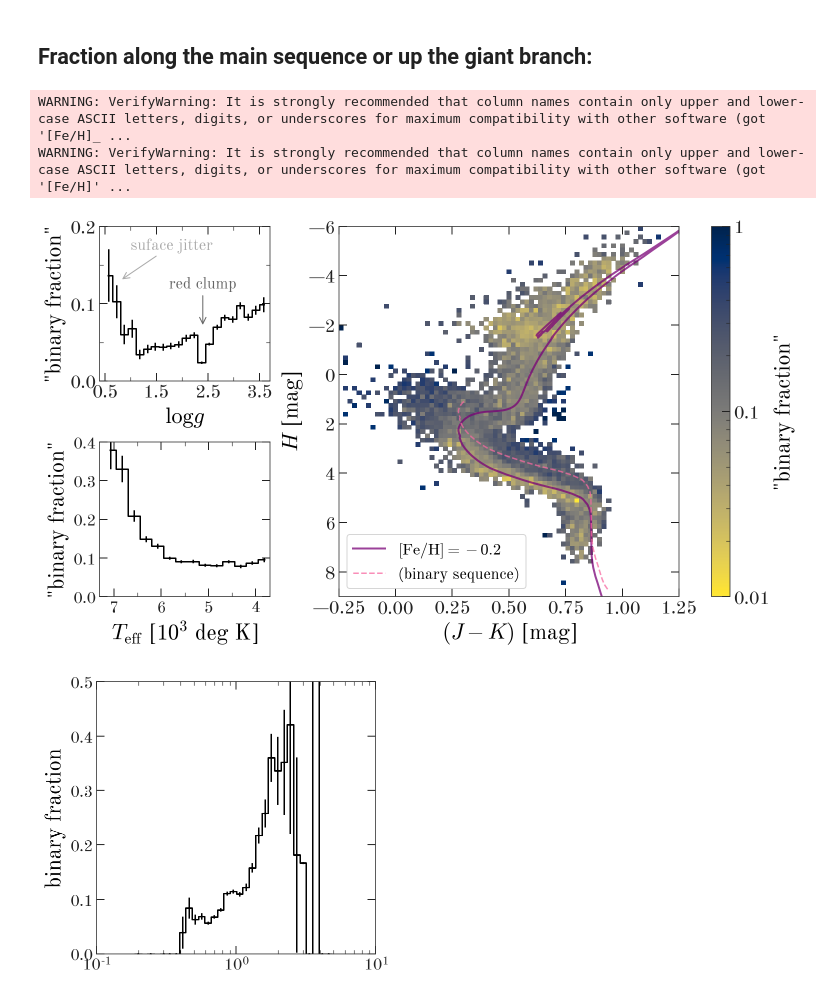
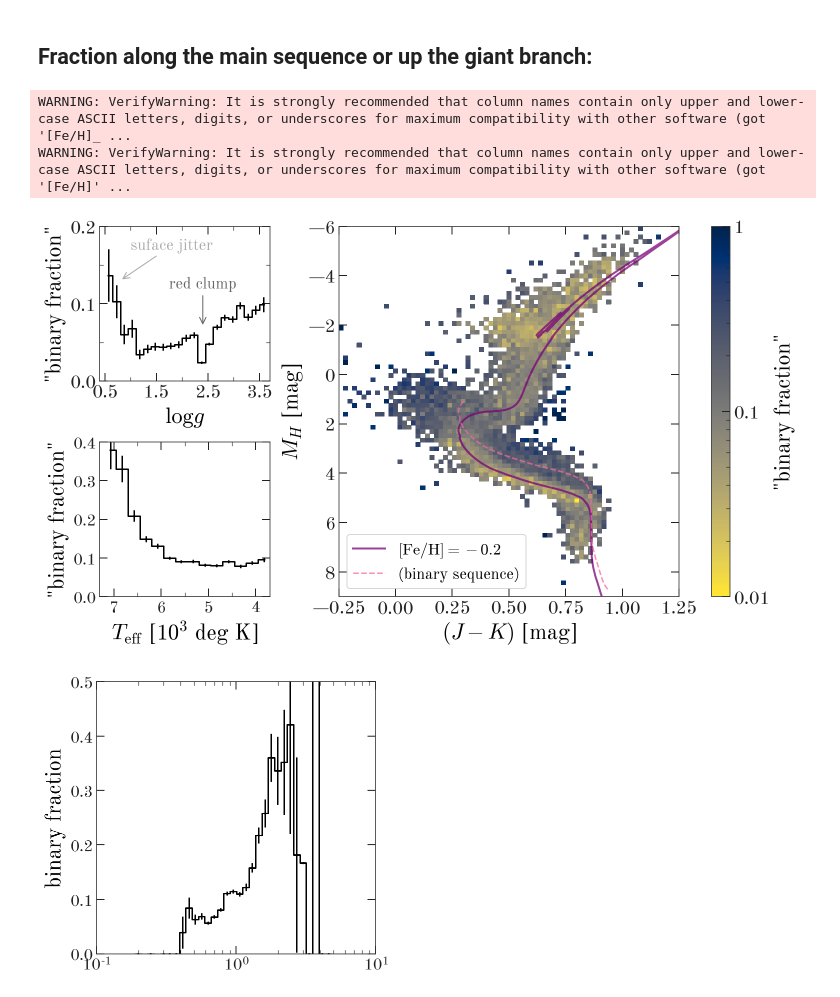
Before and after one commit to adrn/apogee-dr16-vac, a Jupyter notebook: notebooks/figures/Figure-binary-fraction.ipynb, the cells around one changed output. Drawn from its saved outputs; the diff is of its cells as text; code cells hidden in the pictures.

```diff
--- a/notebooks/figures/Figure-binary-fraction.ipynb
+++ b/notebooks/figures/Figure-binary-fraction.ipynb
@@ -176,7 +176,7 @@ ax.set_xlim(xlim)
 ax.set_ylim(ylim[::-1])
 
 ax.set_xlabel(r'$(J-K)$ [mag]')
-ax.set_ylabel(r'$H$ [mag]')
+ax.set_ylabel(r'$M_H$ [mag]')
 
 # ax.yaxis.tick_right()
 # ax.yaxis.set_label_position('right')
@@ -216,34 +216,34 @@ ax.annotate('suface jitter', [0.8, 0.13], [1.8, 0.17],
             ha='center', fontsize=16, color='#aaaaaa',
             arrowprops=dict(arrowstyle='->', color='#aaaaaa'))
 
 # ---
 
 ax = fig.add_subplot(gs[2:, 0:2])
 err = np.std(poisson.rvs(H_mss[1], size=(10000, len(H_mss[1]))) /
              poisson.rvs(H_mss[0], size=(10000, len(H_mss[0]))),
              axis=0)
 ax.errorbar(xms/1e3, H_mss[1] / H_mss[0], err,
             marker=None, drawstyle='steps-mid',
             color='k')
 ax.set_xlim(7300/1e3, 3700/1e3)
 ax.set_ylim(0, 0.4)
 
 ax.set_xticks(np.arange(4, 7+1e-3, 1))
 ax.set_xticks(np.arange(4, 7+1e-3, 0.5), minor=True)
 ax.set_ylabel('"binary fraction"')
 ax.tick_params(labelsize=16)
 
 ax.set_yticks(np.arange(0, 0.4+1e-3, 0.1))
 
 ax.set_xlabel(r'$T_{\rm eff}$ [$10^3$ deg K]')
 
 # fig.set_facecolor('w')
 
 fig.savefig(os.path.join(figure_path, 'binary-fraction.pdf'), dpi=250)
 # %% [output]
 WARNING: VerifyWarning: It is strongly recommended that column names contain only upper and lower-case ASCII letters, digits, or underscores for maximum compatibility with other software (got '[Fe/H]_ ...
 WARNING: VerifyWarning: It is strongly recommended that column names contain only upper and lower-case ASCII letters, digits, or underscores for maximum compatibility with other software (got '[Fe/H]' ...
-[figure, old version]
+[figure, new version]
 # %%
 H_masss = []
 for cat in [allgaia_cut, binaries_cut]:
```
